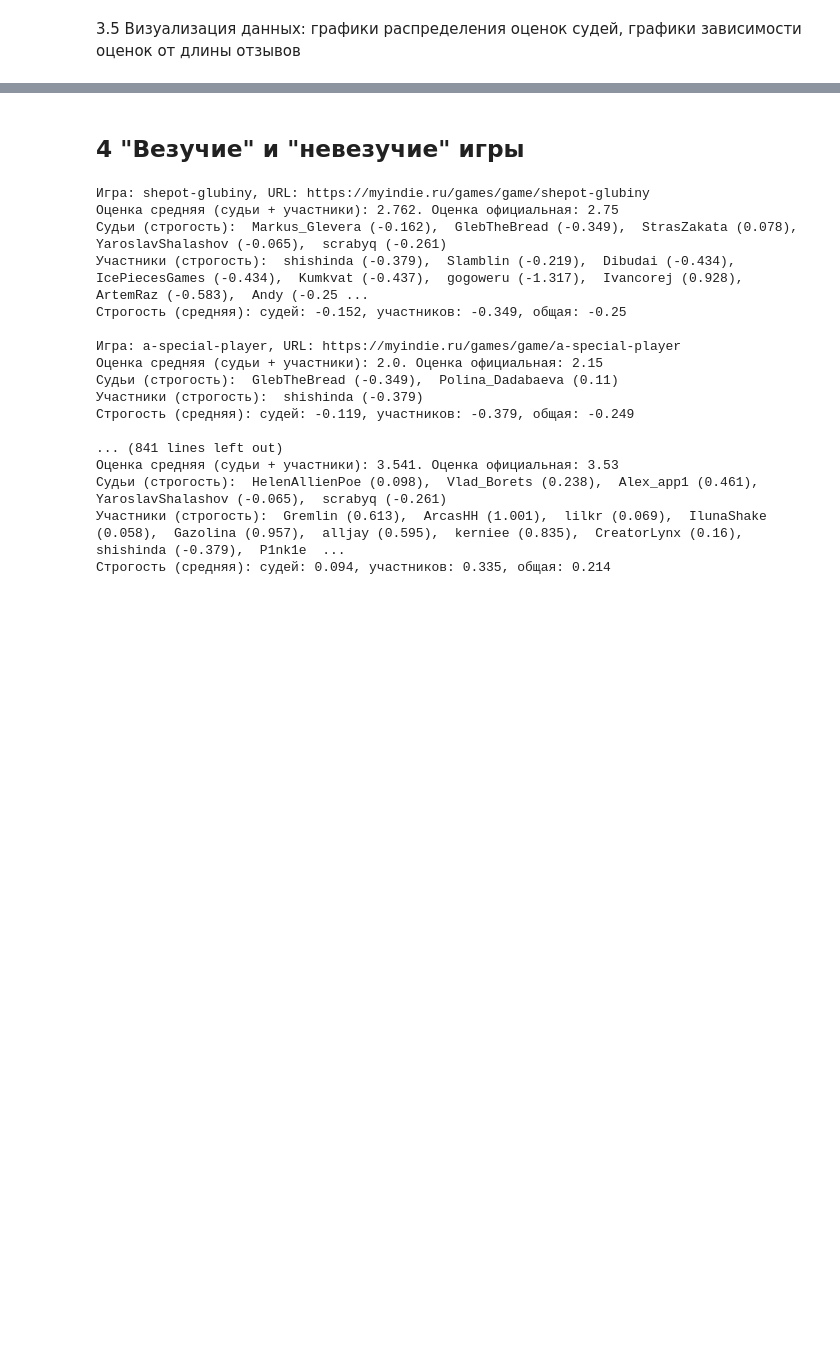
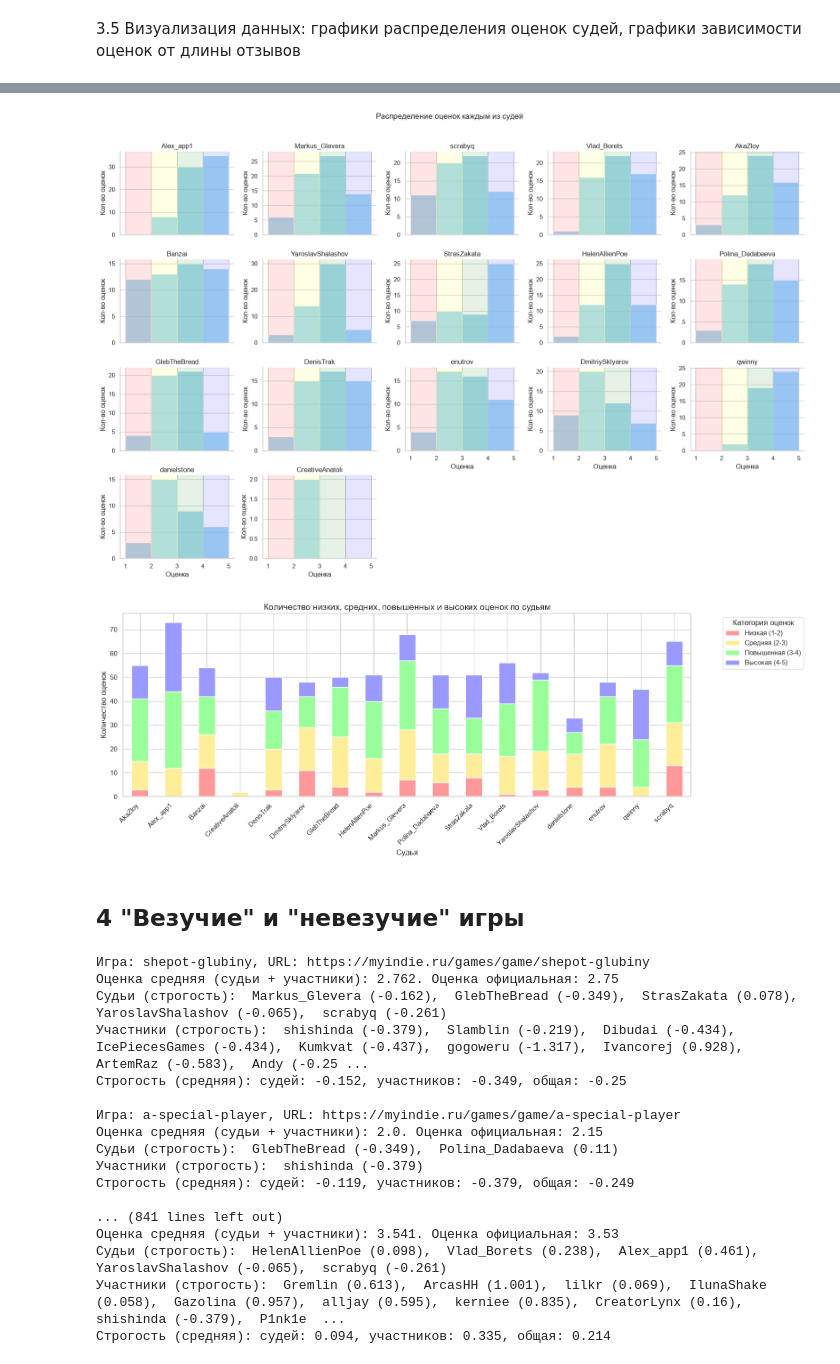
Before and after one commit to unreal79/MyIndie-jam-stats, a Jupyter notebook: MyIndie-jam-stats_LVL10.ipynb, the cells around one changed output, grey strips where cells are left out. Cells and saved outputs as stored; diff of their text form; code cells hidden in the pictures; blank space fills up the shorter version.

```diff
--- a/MyIndie-jam-stats_LVL10.ipynb
+++ b/MyIndie-jam-stats_LVL10.ipynb
@@ -767,3 +773,49 @@ plt.show()
+# %%
+# Категоризация оценок для каждого судьи
+def categorize_score(s):
+    if s <= 2: return 'Низкая (1-2)'
+    if s <= 3: return 'Средняя (2-3)'
+    if s <= 4: return 'Повышенная (3-4)'
+    return 'Высокая (4-5)'
+
+df_judge_plot['score_category'] = df_judge_plot['score'].apply(categorize_score)
+
+# Сетка графиков распределения для каждого судьи
+g = sns.FacetGrid(df_judge_plot, col="username", col_wrap=5, sharex=True, sharey=False, height=3, aspect=1.2)
+g.map_dataframe(sns.histplot, x="score", bins=np.arange(1, 6, 1), kde=False, color='skyblue', alpha=0.7)
+
+# Добавление фоновых цветов для категорий или линий разграничения
+for ax in g.axes.flat:
+    ax.axvspan(1, 2, color='red', alpha=0.1, label='Низкие')
+    ax.axvspan(2, 3, color='yellow', alpha=0.1, label='Средние')
+    ax.axvspan(3, 4, color='green', alpha=0.1, label='Повышенные')
+    ax.axvspan(4, 5, color='blue', alpha=0.1, label='Высокие')
+    ax.set_xticks(range(1, 6))
+    ax.set_xlabel('Оценка')
+    ax.set_ylabel('Кол-во оценок')
+
+g.set_titles("{col_name}")
+plt.subplots_adjust(top=0.9)
+g.figure.suptitle('Распределение оценок каждым из судей', fontsize=14)
+plt.show()
+
+# Сводная гистограмма категорий по судьям
+judge_categories = df_judge_plot.groupby(['username', 'score_category']).size().unstack(fill_value=0)
+# Сортировка колонок для консистентности
+order = ['Низкая (1-2)', 'Средняя (2-3)', 'Повышенная (3-4)', 'Высокая (4-5)']
+judge_categories = judge_categories.reindex(columns=order, fill_value=0)
+
+judge_categories.plot(kind='bar', stacked=True, figsize=(16, 6), color=['#ff9999','#ffee99','#99ff99','#9999ff'])
+plt.title('Количество низких, средних, повышенных и высоких оценок по судьям', fontsize=14)
+plt.xlabel('Судья', fontsize=12)
+plt.ylabel('Количество оценок', fontsize=12)
+plt.xticks(rotation=45, ha='right')
+plt.legend(title='Категория оценок', bbox_to_anchor=(1.05, 1), loc='upper left')
+plt.tight_layout()
+plt.show()
+# %% [output]
+[figure, added]
+[figure, added]
 # %% [markdown]
 ## 4 "Везучие" и "невезучие" игры
 # %%
```
Also changed, not shown: parts of 7 cells of this notebook, 1 other file.
